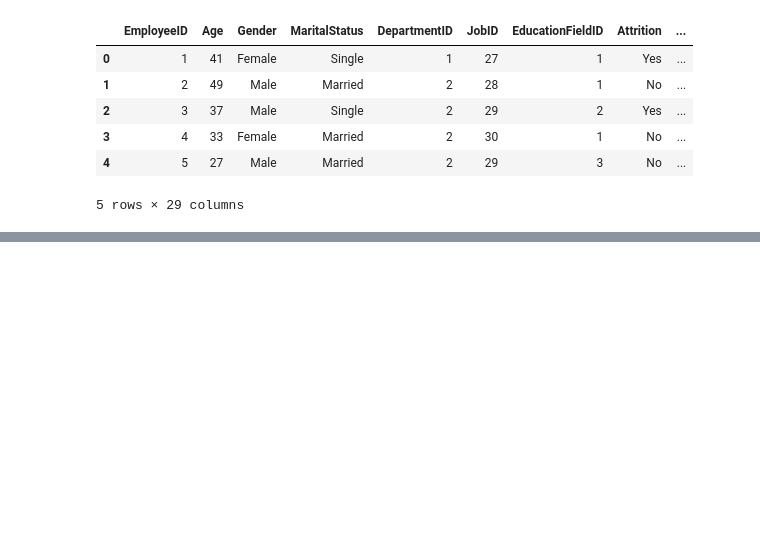
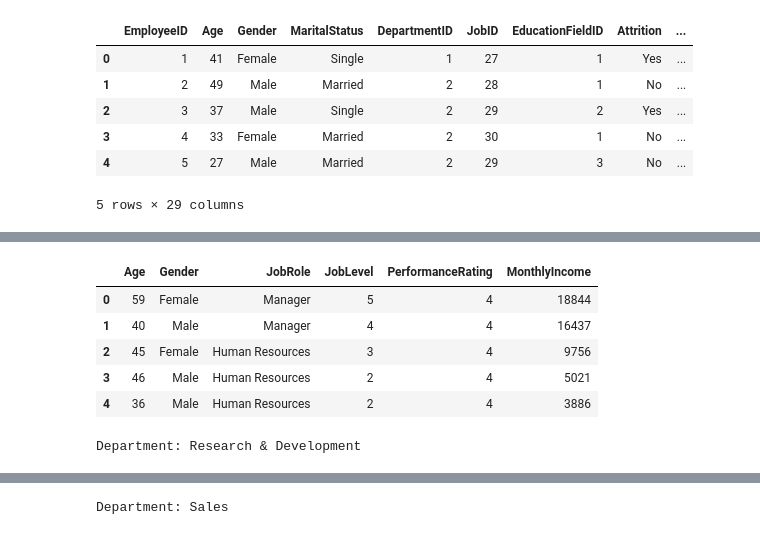
Before and after one commit to wareefAlyousef/Employee-Attrition-STC, a Jupyter notebook: Employee Attrition notebook.ipynb, the cells around one changed output, grey strips where cells are left out. Drawn from its saved outputs; the diff is of its cells as text; code cells hidden in the pictures; blank space fills up the shorter version.

```diff
--- a/Employee Attrition notebook.ipynb
+++ b/Employee Attrition notebook.ipynb
@@ -559,0 +587,20 @@ First 5 rows of table 'Employees':
+# %%
+# Using pandas
+dept_counts_pandas = cleanDf['Department'].value_counts()
+print("Employee count for each department (pandas):")
+print(dept_counts_pandas)
+
+# Using SQLite
+conn = sqlite3.connect("db/employee_database.db")
+cur = conn.cursor()
+cur.execute("""
+    SELECT d.DepartmentName, COUNT(e.EmployeeID) as EmployeeCount
+    FROM Employees e
+    JOIN Departments d ON e.DepartmentID = d.DepartmentID
+    GROUP BY d.DepartmentName
+""")
+dept_counts_sqlite = cur.fetchall()
+print("\nEmployee count for each department (SQLite):")
+for dept, count in dept_counts_sqlite:
+    print(f"{dept}: {count}")
+conn.close()
@@ -559,0 +677,52 @@ First 5 rows of table 'Employees':
+# %%
+# Using pandas
+top5_by_dept_pandas = (
+    cleanDf.sort_values(['Department', 'PerformanceRating', 'MonthlyIncome'], ascending=[True, False, False])
+    .groupby('Department')
+    .head(5)
+    .loc[:, ['Department', 'Age', 'Gender', 'JobRole', 'JobLevel', 'PerformanceRating', 'MonthlyIncome']]
+)
+print("Top 5 employees by performance rating for each department (pandas):")
+for dept in top5_by_dept_pandas['Department'].unique():
+    print(f"\nDepartment: {dept}")
+    display(
+        top5_by_dept_pandas[top5_by_dept_pandas['Department'] == dept]
+        .drop(columns='Department')
+        .reset_index(drop=True)
+    )
+
+# Using SQLite
+conn = sqlite3.connect("db/employee_database.db")
+query = """
+SELECT *
+FROM (
+    SELECT
+        e.Age,
+        e.Gender,
+        j.JobRole,
+        j.JobLevel,
+        e.PerformanceRating,
+        e.MonthlyIncome,
+        ROW_NUMBER() OVER (
+            PARTITION BY d.DepartmentName
+            ORDER BY e.PerformanceRating DESC, e.MonthlyIncome DESC
+        ) as rn,
+        d.DepartmentName
+    FROM Employees e
+    JOIN Departments d ON e.DepartmentID = d.DepartmentID
+    JOIN Jobs j ON e.JobID = j.JobID
+)
+WHERE rn <= 5
+ORDER BY DepartmentName, rn
+"""
+top5_by_dept_sqlite = pd.read_sql_query(query, conn)
+print("Top 5 employees by performance rating for each department (SQLite):")
+for dept in top5_by_dept_sqlite['DepartmentName'].unique():
+    print(f"\nDepartment: {dept}")
+    display(
+        top5_by_dept_sqlite[top5_by_dept_sqlite['DepartmentName'] == dept]
+        .drop(columns=['rn', 'DepartmentName'])
+        .reset_index(drop=True)
+    )
+conn.close()
+# %% [output]
@@ -559,0 +732,7 @@ First 5 rows of table 'Employees':
+|  | Age | Gender | JobRole | JobLevel | PerformanceRating | MonthlyIncome |
+| 0 | 59 | Female | Manager | 5 | 4 | 18844 |
+| 1 | 40 | Male | Manager | 4 | 4 | 16437 |
+| 2 | 45 | Female | Human Resources | 3 | 4 | 9756 |
+| 3 | 46 | Male | Human Resources | 2 | 4 | 5021 |
+| 4 | 36 | Male | Human Resources | 2 | 4 | 3886 |
+Department: Research & Development
@@ -559,0 +745 @@ First 5 rows of table 'Employees':
+Department: Sales
```
Also changed, not shown: parts of 31 cells of this notebook.
